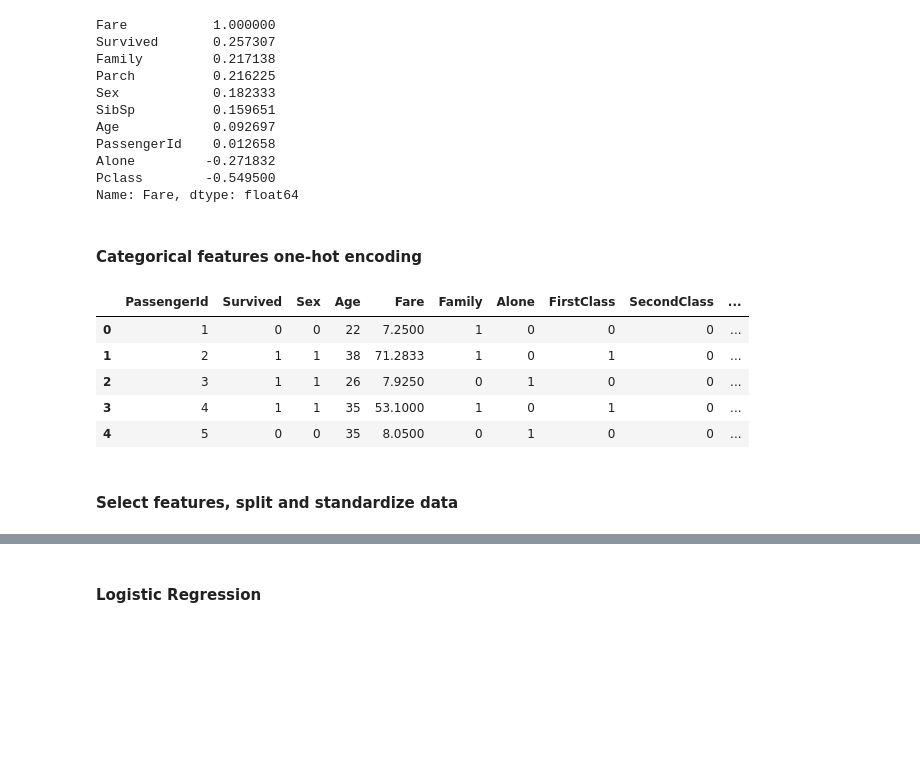
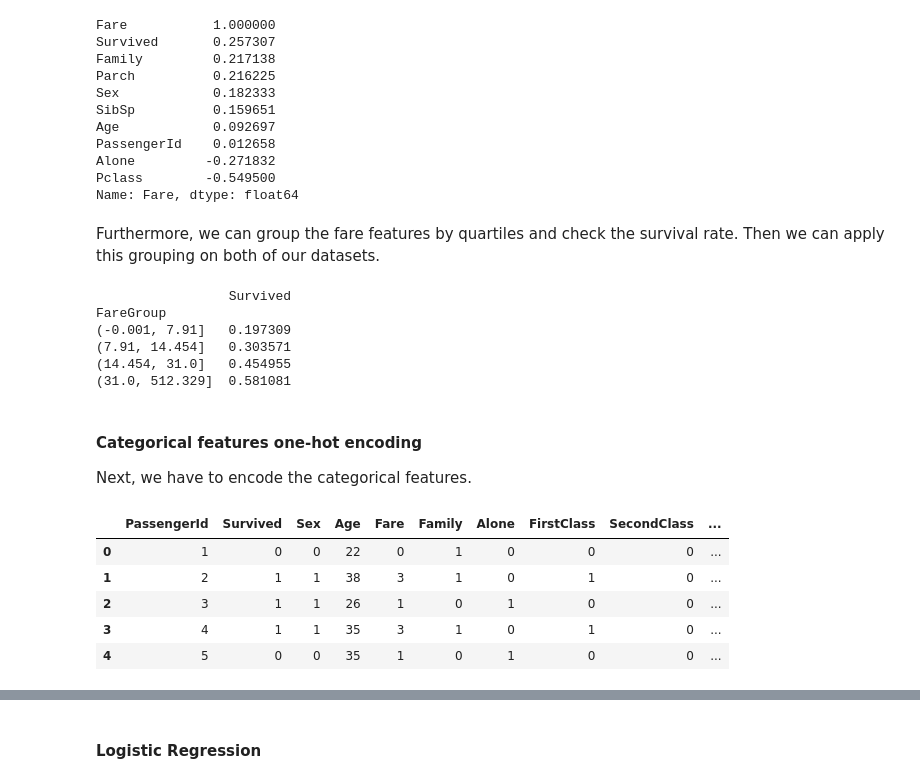
Before and after one commit to zele95/Kaggle_Titanic_ML, a Jupyter notebook: main.ipynb, the cells around one changed output, grey strips where cells are left out. Cells and saved outputs as stored; diff of their text form; code cells hidden in the pictures; blank space fills up the shorter version.

```diff
--- a/main.ipynb
+++ b/main.ipynb
@@ -340,32 +343,60 @@ PassengerId    0.012658
 Alone         -0.271832
 Pclass        -0.549500
 Name: Fare, dtype: float64
+# %% [markdown]
+Furthermore, we can group the fare features by quartiles and check the survival rate. Then we can apply this grouping on both of our datasets.
+# %%
+# split fare into quartiles
+df_train['FareGroup'] = pd.qcut(df_train['Fare'], 4)
+print(df_train[['FareGroup', 'Survived']].groupby(['FareGroup']).mean().sort_values(by='FareGroup', ascending=True))
+
+# group fare data into 4 groups
+def group_fare(entry):
+    if entry <= 7.91:
+        return 0
+    elif (entry > 7.91) & (entry <= 14.454):
+        return 1
+    elif (entry > 14.454) & (entry <= 31):
+        return 2
+    else:
+        return 3
+
+
+df_train['Fare'] = df_train.Fare.apply(group_fare)
+df_test['Fare'] = df_test.Fare.apply(group_fare)
+# %% [output]
+                 Survived
+FareGroup
+(-0.001, 7.91]   0.197309
+(7.91, 14.454]   0.303571
+(14.454, 31.0]   0.454955
+(31.0, 512.329]  0.581081
 # %% [markdown]
 #### Categorical features one-hot encoding
+
+Next, we have to encode the categorical features.
 # %%
 # Create different class columns
 df_train[['FirstClass','SecondClass','ThirdClass']] = pd.get_dummies(df_train.Pclass)
 df_test[['FirstClass','SecondClass','ThirdClass']] = pd.get_dummies(df_test.Pclass)
 
 # Create different embarked columns
 df_train[['Embarked_C','Embarked_Q','Embarked_S']] = pd.get_dummies(df_train.Embarked)
 df_test[['Embarked_C','Embarked_Q','Embarked_S']] = pd.get_dummies(df_test.Embarked)
 
 # Create different title columns
 df_train = pd.concat([df_train,pd.get_dummies(df_train.Title)],axis = 1)
 df_test = pd.concat([df_test,pd.get_dummies(df_test.Title)],axis = 1)
 
 # drop old columns
-df_train.drop(columns = ['Embarked','Pclass','SibSp','Parch','Title','Name'],inplace = True)
+df_train.drop(columns = ['Embarked','Pclass','SibSp','Parch','Title','Name','FareGroup'],inplace = True)
 df_test.drop(columns = ['Embarked','Pclass','SibSp','Parch','Title','Name'],inplace = True)
 
 df_train.head()
 # %% [output]
 |  | PassengerId | Survived | Sex | Age | Fare | Family | Alone | FirstClass | SecondClass | ... |
-| 0 | 1 | 0 | 0 | 22 | 7.2500 | 1 | 0 | 0 | 0 | ... |
-| 1 | 2 | 1 | 1 | 38 | 71.2833 | 1 | 0 | 1 | 0 | ... |
-| 2 | 3 | 1 | 1 | 26 | 7.9250 | 0 | 1 | 0 | 0 | ... |
-| 3 | 4 | 1 | 1 | 35 | 53.1000 | 1 | 0 | 1 | 0 | ... |
-| 4 | 5 | 0 | 0 | 35 | 8.0500 | 0 | 1 | 0 | 0 | ... |
+| 0 | 1 | 0 | 0 | 22 | 0 | 1 | 0 | 0 | 0 | ... |
+| 1 | 2 | 1 | 1 | 38 | 3 | 1 | 0 | 1 | 0 | ... |
+| 2 | 3 | 1 | 1 | 26 | 1 | 0 | 1 | 0 | 0 | ... |
+| 3 | 4 | 1 | 1 | 35 | 3 | 1 | 0 | 1 | 0 | ... |
+| 4 | 5 | 0 | 0 | 35 | 1 | 0 | 1 | 0 | 0 | ... |
-# %% [markdown]
-#### Select features, split and standardize data
```
Also changed, not shown: parts of 45 cells of this notebook, 3 other files.
